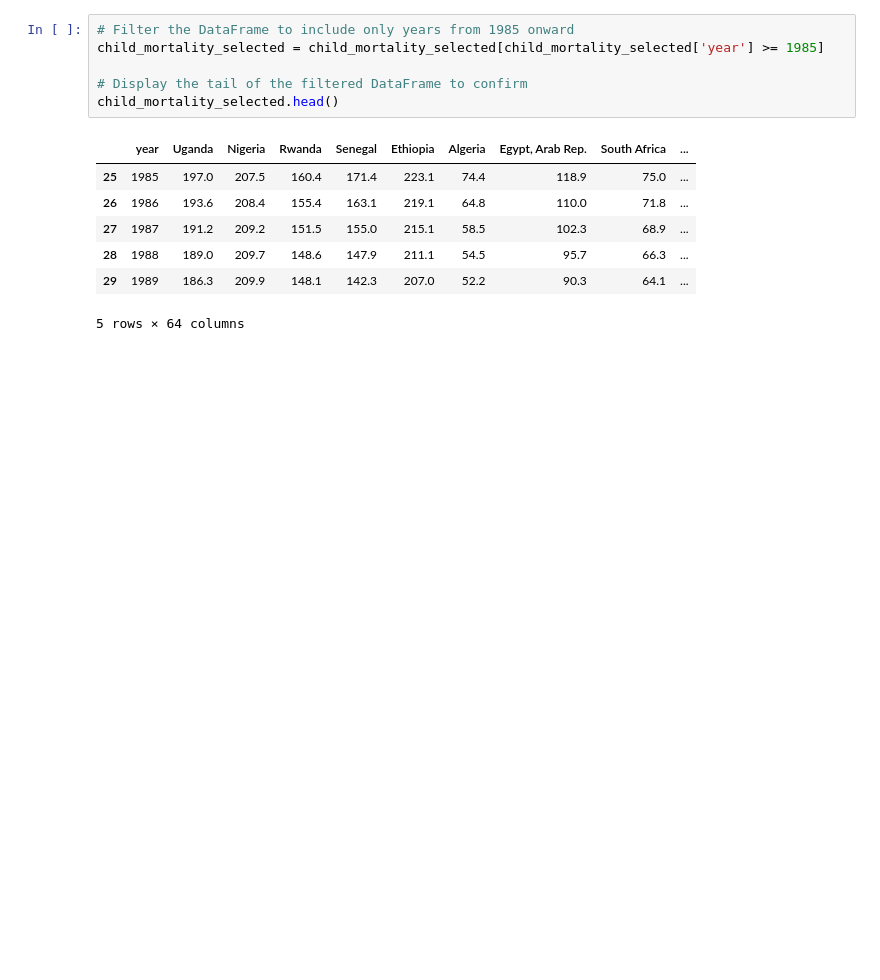
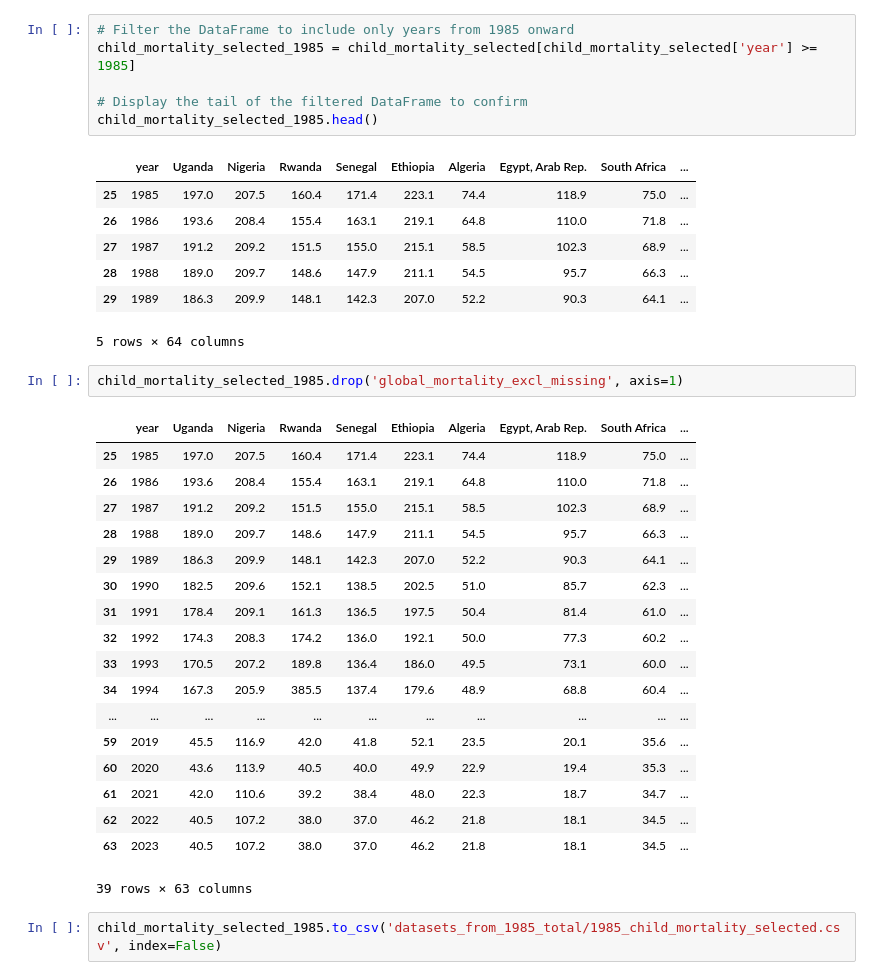
Before and after one commit to capstone-team-analytics/population_analysis, a Jupyter notebook: data_wrangling/from_sql.ipynb, the cells around one changed output. Drawn from its saved outputs; the diff is of its cells as text; blank space fills up the shorter version.

Commit message:
Added total columns and starting from 1985

```diff
--- a/data_wrangling/from_sql.ipynb
+++ b/data_wrangling/from_sql.ipynb
@@ -135,10 +151,10 @@ plt.show()
 [figure]
 # %%
 # Filter the DataFrame to include only years from 1985 onward
-child_mortality_selected = child_mortality_selected[child_mortality_selected['year'] >= 1985]
+child_mortality_selected_1985 = child_mortality_selected[child_mortality_selected['year'] >= 1985]
 
 # Display the tail of the filtered DataFrame to confirm
-child_mortality_selected.head()
+child_mortality_selected_1985.head()
 # %% [output]
 |  | year | Uganda | Nigeria | Rwanda | Senegal | Ethiopia | Algeria | Egypt, Arab Rep. | South Africa | ... |
 | 25 | 1985 | 197.0 | 207.5 | 160.4 | 171.4 | 223.1 | 74.4 | 118.9 | 75.0 | ... |
@@ -147,6 +163,29 @@ child_mortality_selected.head()
 | 28 | 1988 | 189.0 | 209.7 | 148.6 | 147.9 | 211.1 | 54.5 | 95.7 | 66.3 | ... |
 | 29 | 1989 | 186.3 | 209.9 | 148.1 | 142.3 | 207.0 | 52.2 | 90.3 | 64.1 | ... |
 5 rows × 64 columns
+# %%
+child_mortality_selected_1985.drop('global_mortality_excl_missing', axis=1)
+# %% [output]
+|  | year | Uganda | Nigeria | Rwanda | Senegal | Ethiopia | Algeria | Egypt, Arab Rep. | South Africa | ... |
+| 25 | 1985 | 197.0 | 207.5 | 160.4 | 171.4 | 223.1 | 74.4 | 118.9 | 75.0 | ... |
+| 26 | 1986 | 193.6 | 208.4 | 155.4 | 163.1 | 219.1 | 64.8 | 110.0 | 71.8 | ... |
+| 27 | 1987 | 191.2 | 209.2 | 151.5 | 155.0 | 215.1 | 58.5 | 102.3 | 68.9 | ... |
+| 28 | 1988 | 189.0 | 209.7 | 148.6 | 147.9 | 211.1 | 54.5 | 95.7 | 66.3 | ... |
+| 29 | 1989 | 186.3 | 209.9 | 148.1 | 142.3 | 207.0 | 52.2 | 90.3 | 64.1 | ... |
+| 30 | 1990 | 182.5 | 209.6 | 152.1 | 138.5 | 202.5 | 51.0 | 85.7 | 62.3 | ... |
+| 31 | 1991 | 178.4 | 209.1 | 161.3 | 136.5 | 197.5 | 50.4 | 81.4 | 61.0 | ... |
+| 32 | 1992 | 174.3 | 208.3 | 174.2 | 136.0 | 192.1 | 50.0 | 77.3 | 60.2 | ... |
+| 33 | 1993 | 170.5 | 207.2 | 189.8 | 136.4 | 186.0 | 49.5 | 73.1 | 60.0 | ... |
+| 34 | 1994 | 167.3 | 205.9 | 385.5 | 137.4 | 179.6 | 48.9 | 68.8 | 60.4 | ... |
+| ... | ... | ... | ... | ... | ... | ... | ... | ... | ... | ... |
+| 59 | 2019 | 45.5 | 116.9 | 42.0 | 41.8 | 52.1 | 23.5 | 20.1 | 35.6 | ... |
+| 60 | 2020 | 43.6 | 113.9 | 40.5 | 40.0 | 49.9 | 22.9 | 19.4 | 35.3 | ... |
+| 61 | 2021 | 42.0 | 110.6 | 39.2 | 38.4 | 48.0 | 22.3 | 18.7 | 34.7 | ... |
+| 62 | 2022 | 40.5 | 107.2 | 38.0 | 37.0 | 46.2 | 21.8 | 18.1 | 34.5 | ... |
+| 63 | 2023 | 40.5 | 107.2 | 38.0 | 37.0 | 46.2 | 21.8 | 18.1 | 34.5 | ... |
+39 rows × 63 columns
+# %%
+child_mortality_selected_1985.to_csv('datasets_from_1985_total/1985_child_mortality_selected.csv', index=False)
 # %%
 # Plotting global child mortality rate over time
 plt.figure(figsize=(10, 6))
```
Also changed, not shown: parts of 20 cells of this notebook, 7 other files.
